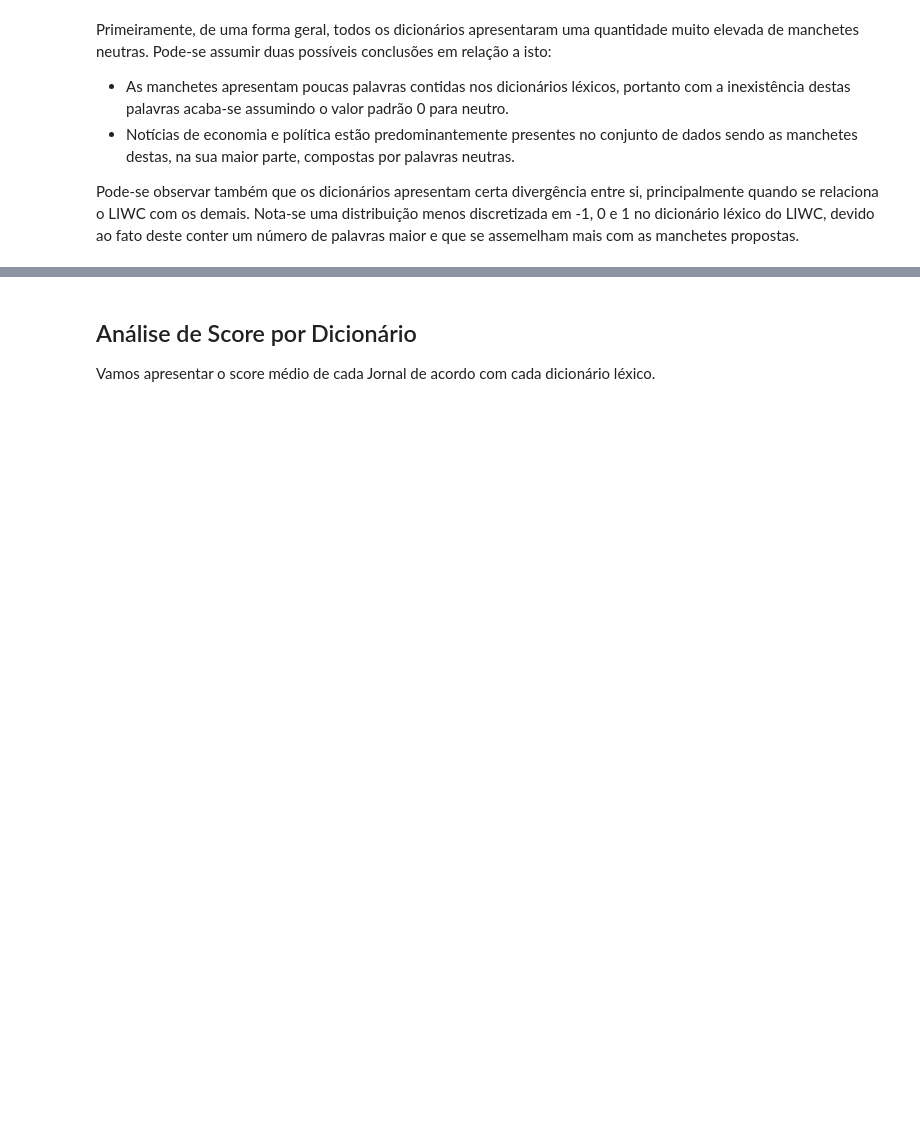
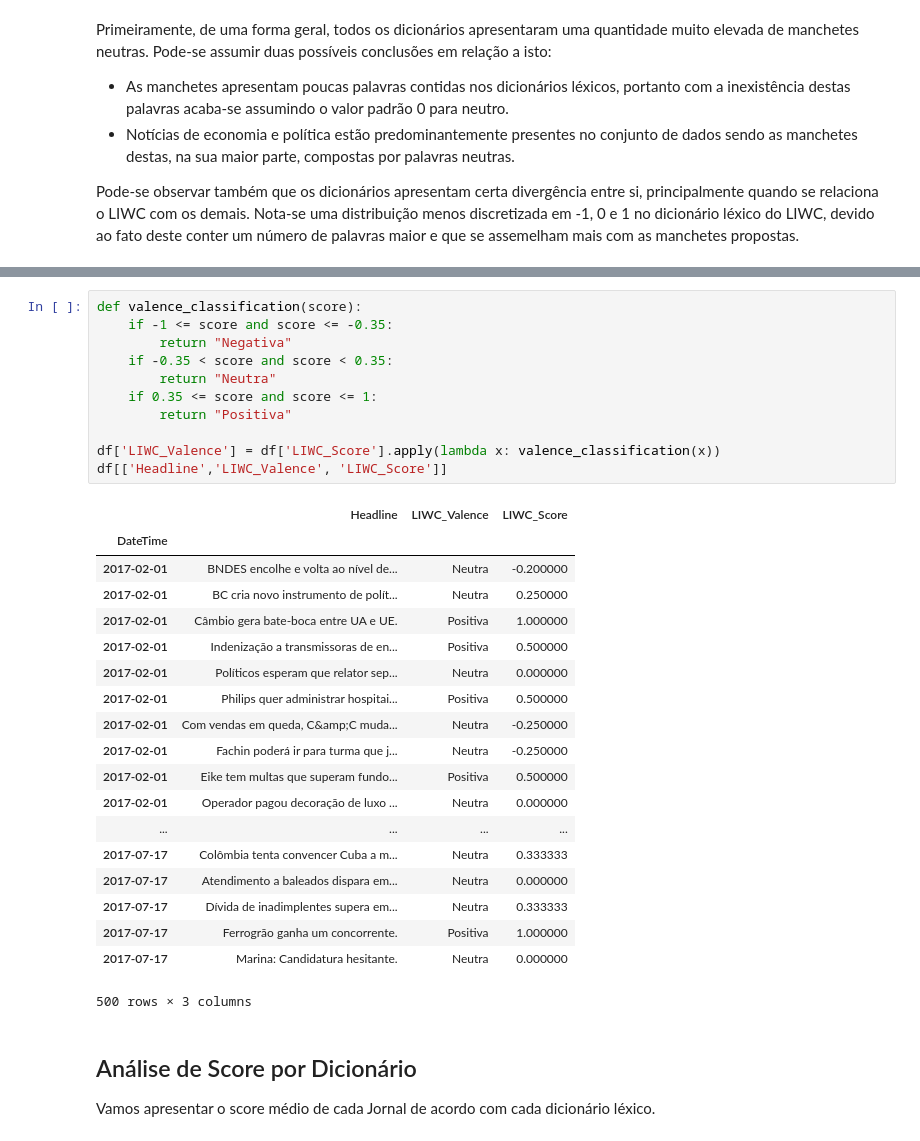
Before and after one commit to diegoca80/headlines-sentiment-analysis, a Jupyter notebook: Headline Sentiment Analysis.ipynb, the cells around one changed output, grey strips where cells are left out. Cells and saved outputs as stored; diff of their text form; blank space fills up the shorter version.

Commit message:
Score analysis and classification

```diff
--- a/Headline Sentiment Analysis.ipynb
+++ b/Headline Sentiment Analysis.ipynb
@@ -549,3 +558,34 @@ Pode-se observar também que os dicionários apresentam certa divergência entre
+# %%
+def valence_classification(score):
+    if -1 <= score and score <= -0.35:
+        return "Negativa"
+    if -0.35 < score and score < 0.35:
+        return "Neutra"
+    if 0.35 <= score and score <= 1:
+        return "Positiva"
+
+df['LIWC_Valence'] = df['LIWC_Score'].apply(lambda x: valence_classification(x))
+df[['Headline','LIWC_Valence', 'LIWC_Score']]
+# %% [output]
+|  | Headline | LIWC_Valence | LIWC_Score |
+| DateTime |  |  |  |
+| 2017-02-01 | BNDES encolhe e volta ao nível de... | Neutra | -0.200000 |
+| 2017-02-01 | BC cria novo instrumento de polít... | Neutra | 0.250000 |
+| 2017-02-01 | Câmbio gera bate-boca entre UA e UE. | Positiva | 1.000000 |
+| 2017-02-01 | Indenização a transmissoras de en... | Positiva | 0.500000 |
+| 2017-02-01 | Políticos esperam que relator sep... | Neutra | 0.000000 |
+| 2017-02-01 | Philips quer administrar hospitai... | Positiva | 0.500000 |
+| 2017-02-01 | Com vendas em queda, C&amp;C muda... | Neutra | -0.250000 |
+| 2017-02-01 | Fachin poderá ir para turma que j... | Neutra | -0.250000 |
+| 2017-02-01 | Eike tem multas que superam fundo... | Positiva | 0.500000 |
+| 2017-02-01 | Operador pagou decoração de luxo ... | Neutra | 0.000000 |
+| ... | ... | ... | ... |
+| 2017-07-17 | Colômbia tenta convencer Cuba a m... | Neutra | 0.333333 |
+| 2017-07-17 | Atendimento a baleados dispara em... | Neutra | 0.000000 |
+| 2017-07-17 | Dívida de inadimplentes supera em... | Neutra | 0.333333 |
+| 2017-07-17 | Ferrogrão ganha um concorrente. | Positiva | 1.000000 |
+| 2017-07-17 | Marina: Candidatura hesitante. | Neutra | 0.000000 |
+500 rows × 3 columns
 # %% [markdown]
 ## Análise de Score por Dicionário
 
```
Also changed, not shown: parts of 15 cells of this notebook.
